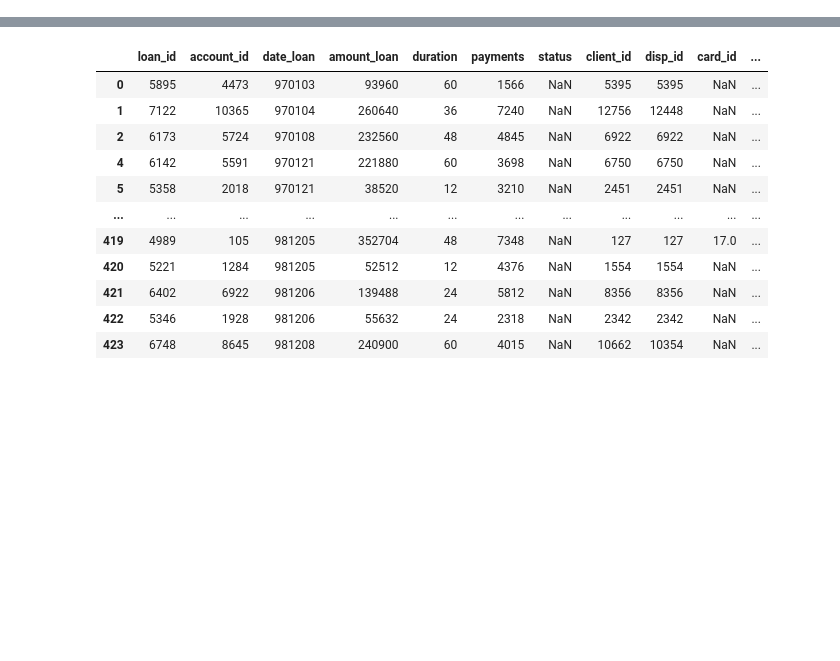
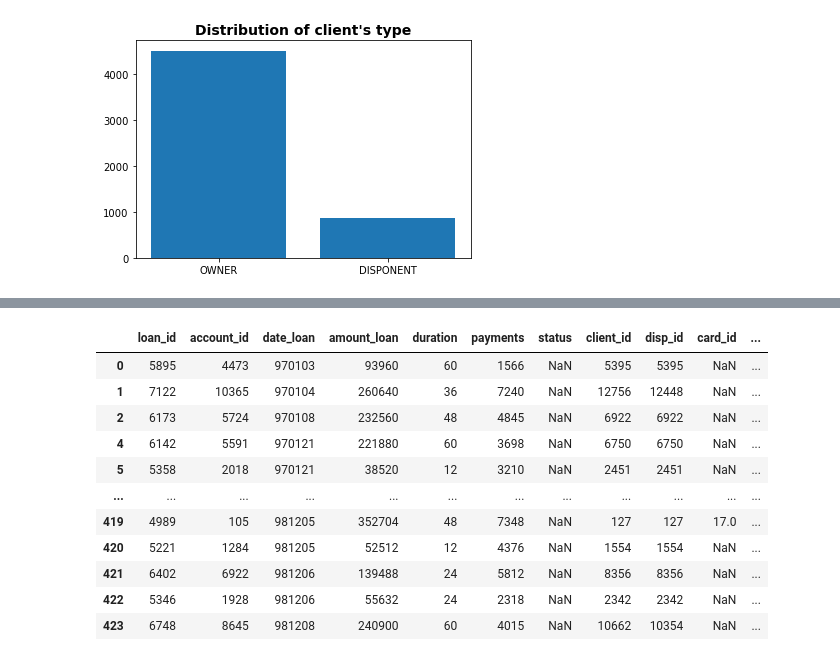
Before and after one commit to diogohalmeida/FEUP-AC-PROJ, a Jupyter notebook: Proj.ipynb, the cells around one changed output, grey strips where cells are left out. Saved outputs shown, nothing was run; the diff lists cells and outputs as text; code cells hidden in the pictures; blank space fills up the shorter version.

Commit message:
Updated images

```diff
--- a/Proj.ipynb
+++ b/Proj.ipynb
@@ -22,13 +22,15 @@ def ecdf(data):
 # %%
 # Merging clients and dispositions
 clients = pd.read_csv("dataset/client.csv", sep=";")
 
 disps = pd.read_csv("dataset/disp.csv", sep=";")
 
 clients_disps = pd.merge(clients, disps, on="client_id")
-#plt.title('Distribution of client\'s type', fontdict={'fontsize': 14, 'fontweight': 'bold'})
-#plt.hist(clients_disps['type'])
-#plt.savefig("stats/client_type_hist.png")
+plt.title('Distribution of client\'s type', fontdict={'fontsize': 14, 'fontweight': 'bold'})
+plt.bar(clients_disps['type'].value_counts().keys(),list([i for i in clients_disps['type'].value_counts().values]))
+plt.savefig("stats/client_type_hist.png")
+# %% [output]
+[figure, added]
 # %%
 # Merging clients/dispositions and cards
 cards = pd.read_csv("dataset/card_train.csv", sep=";")
```
Also changed, not shown: parts of 5 cells of this notebook, 8 other files.
